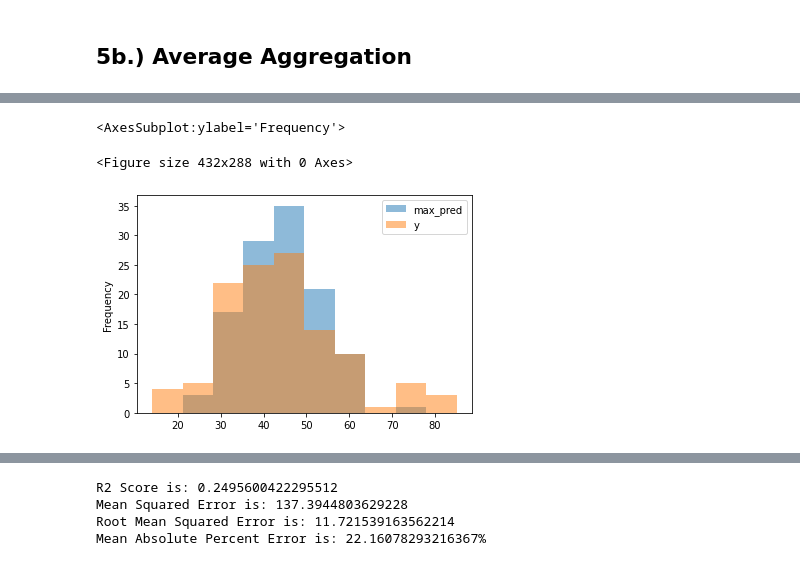
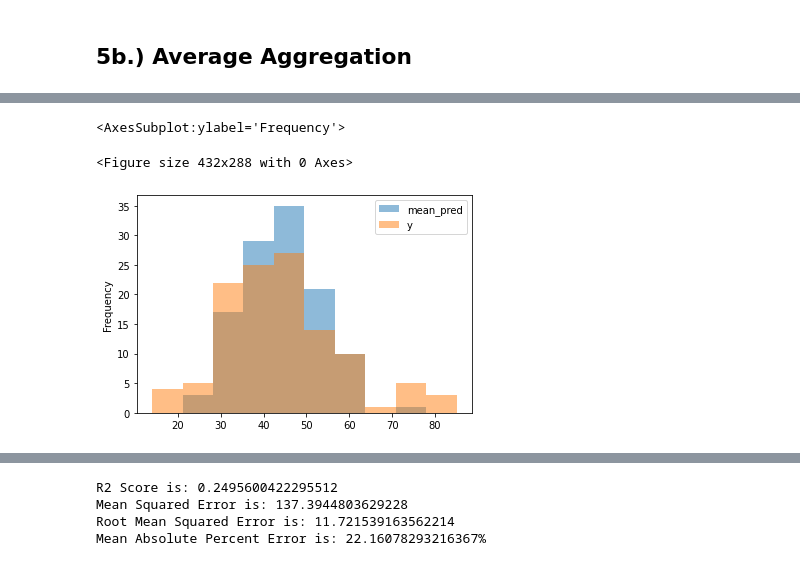
Before and after one commit to JosiahGuy/DS320Project, a Jupyter notebook: college_football_combined.ipynb, the cells around one changed output, grey strips where cells are left out. Saved outputs shown, nothing was run; the diff lists cells and outputs as text; code cells hidden in the pictures.

```diff
--- a/college_football_combined.ipynb
+++ b/college_football_combined.ipynb
@@ -762,12 +798,12 @@ array([51.2479798 , 55.88382312, 41.03396573, 45.46210825, 51.69673392,
 # %%
 # Then, we can visualize pred and test
 
-df7 = pd.DataFrame({'max_pred':mean_pred, 'y':y_test_cv})
+df8 = pd.DataFrame({'mean_pred':mean_pred, 'y':y_test_cv})
 
 plt.figure()
 
-df7.plot.hist(alpha = 0.5)
+df8.plot.hist(alpha = 0.5)
 # %% [output]
 <AxesSubplot:ylabel='Frequency'>
 <Figure size 432x288 with 0 Axes>
-[figure, old version]
+[figure, new version]
```
Also changed, not shown: parts of 20 cells of this notebook, 3 other files.
